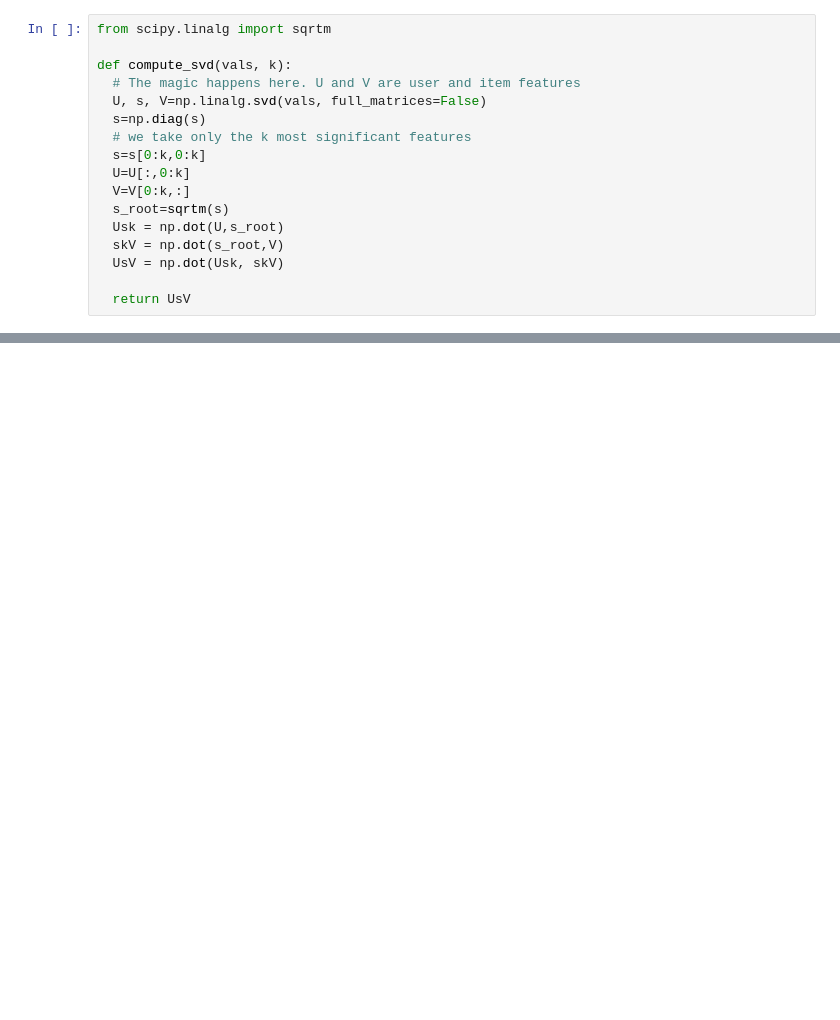
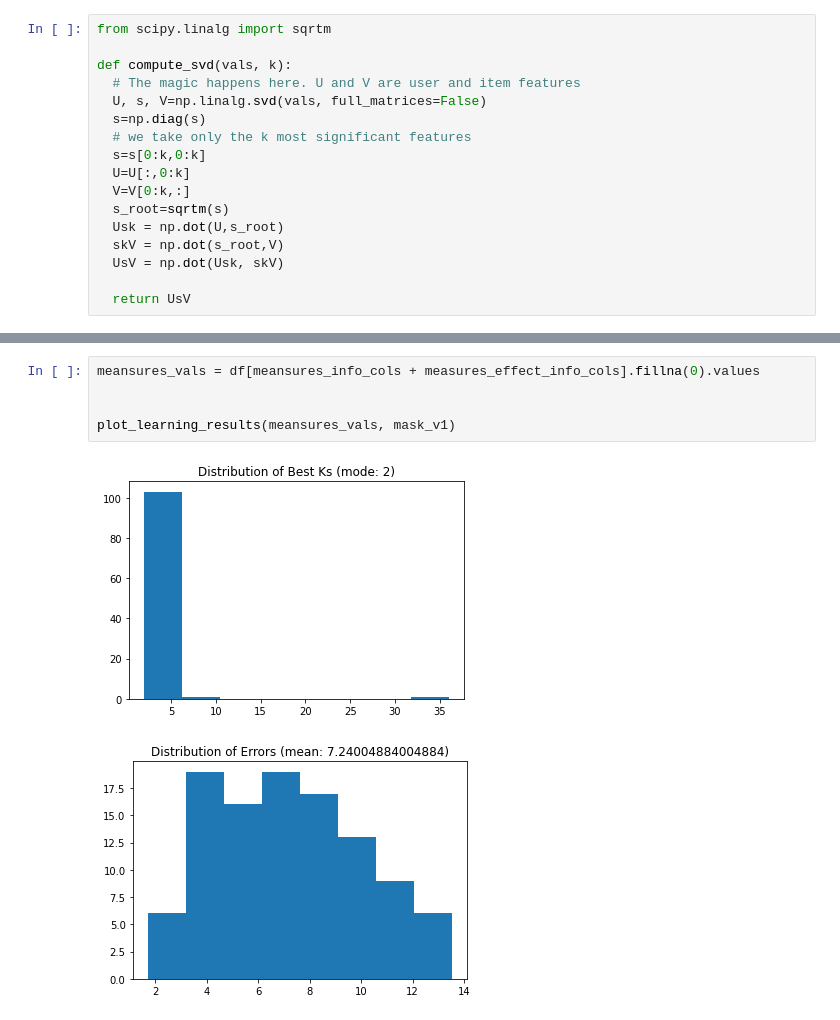
Before and after one commit to allenhu08/capstone, a Jupyter notebook: Recommender.ipynb, the cells around one changed output, grey strips where cells are left out. Saved outputs shown, nothing was run; the diff lists cells and outputs as text; blank space fills up the shorter version.

```diff
--- a/Recommender.ipynb
+++ b/Recommender.ipynb
@@ -136,0 +145,8 @@ df[farm_info_cols]
+# %%
+meansures_vals = df[meansures_info_cols + measures_effect_info_cols].fillna(0).values
+
+
+plot_learning_results(meansures_vals, mask_v1)
+# %% [output]
+[figure, added]
+[figure, added]
```
Also changed, not shown: parts of 17 cells of this notebook.
